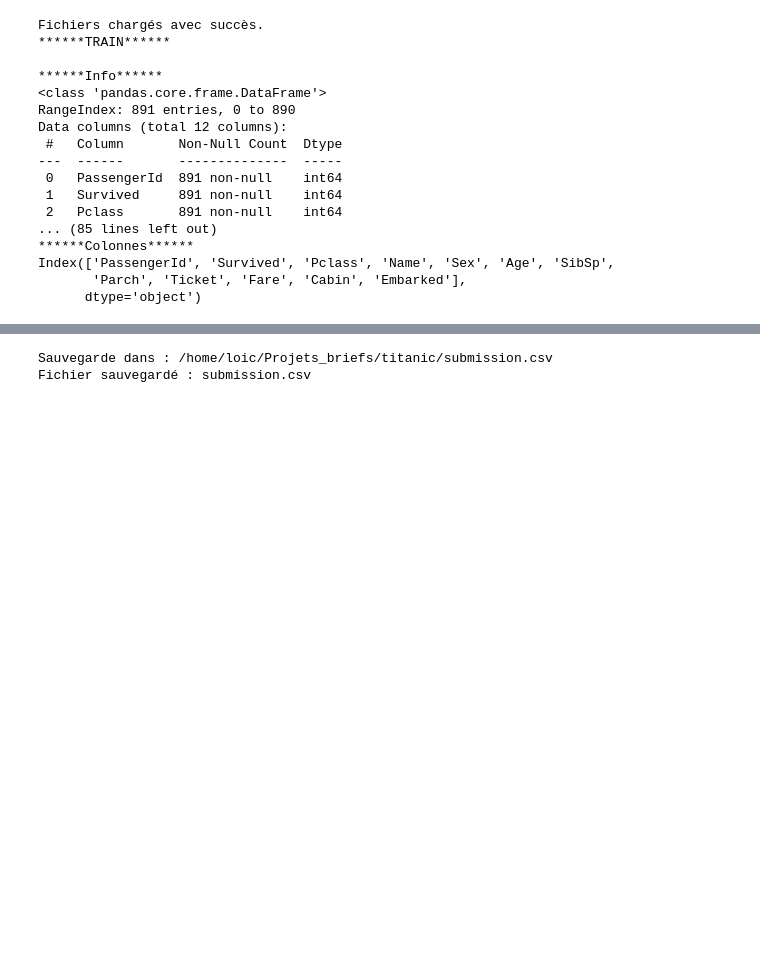
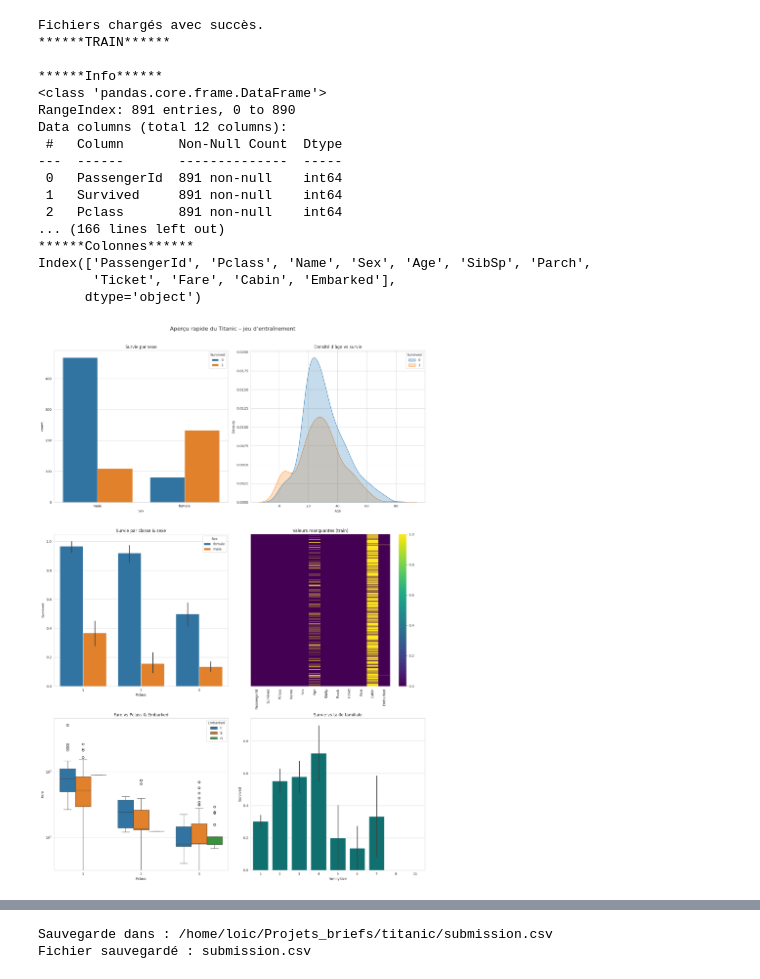
Before and after one commit to loicgoi/titanic, a Jupyter notebook: titanic.ipynb, the cells around one changed output, grey strips where cells are left out. Drawn from its saved outputs; the diff is of its cells as text; code cells hidden in the pictures; blank space fills up the shorter version.

```diff
--- a/titanic.ipynb
+++ b/titanic.ipynb
@@ -2,10 +2,8 @@
 # Importations des librairies
 import pandas as pd
 import numpy as np
-import plotly.express as px
 import seaborn as sns
 import matplotlib.pyplot as plt
-import plotly.graph_objects as go
 import re
 import os
 import joblib
@@ -14,17 +12,13 @@ import joblib
 from sklearn.model_selection import StratifiedKFold, cross_val_score
 from sklearn.ensemble import RandomForestClassifier
 from sklearn.model_selection import RandomizedSearchCV
-from sklearn.preprocessing import StandardScaler, OneHotEncoder
-from sklearn.preprocessing import FunctionTransformer
-from sklearn.compose import ColumnTransformer
+from sklearn.preprocessing import StandardScaler
 from sklearn.pipeline import Pipeline
-from sklearn.metrics import accuracy_score, f1_score, log_loss, confusion_matrix, classification_report
+from sklearn.metrics import accuracy_score, log_loss, confusion_matrix
 from sklearn.pipeline import make_pipeline
 from sklearn.linear_model import LogisticRegression, SGDClassifier
 from sklearn.svm import SVC
 from sklearn.neighbors import KNeighborsClassifier
-from sklearn.preprocessing import StandardScaler
-from sklearn.model_selection import cross_val_score
 from sklearn.base import clone
 from sklearn.metrics import ConfusionMatrixDisplay
 from sklearn.model_selection import train_test_split
@@ -85,9 +79,9 @@ def display_info(df):
 # Affichage des principales infos sur le jeu de données
 print('******TRAIN******')
 display_info(df_train_raw)
-# print('')
-# print('******TEST******')
-# display_info(df_test_raw)
+print('')
+print('******TEST******')
+display_info(df_test_raw)
 # %% [output]
 Fichiers chargés avec succès.
 ******TRAIN******
@@ -101,11 +95,48 @@ Data columns (total 12 columns):
  0   PassengerId  891 non-null    int64
  1   Survived     891 non-null    int64
  2   Pclass       891 non-null    int64
-... (85 lines left out)
+... (166 lines left out)
 ******Colonnes******
-Index(['PassengerId', 'Survived', 'Pclass', 'Name', 'Sex', 'Age', 'SibSp',
-       'Parch', 'Ticket', 'Fare', 'Cabin', 'Embarked'],
+Index(['PassengerId', 'Pclass', 'Name', 'Sex', 'Age', 'SibSp', 'Parch',
+       'Ticket', 'Fare', 'Cabin', 'Embarked'],
       dtype='object')
+# %%
+# EDA visuelle 2×3 en une seule figure
+sns.set_style("whitegrid")
+fig, ax = plt.subplots(3, 2, figsize=(16, 24))
+ax = ax.flatten()
+
+# 1. Survie par sexe
+sns.countplot(data=df_train_raw, x='Sex', hue='Survived', ax=ax[0])
+
+# 2. Densité d'âge vs survie
+sns.kdeplot(data=df_train_raw, x='Age', hue='Survived', fill=True, ax=ax[1])
+
+# 3. Survie moyenne par classe & sexe
+sns.barplot(data=df_train_raw, x='Pclass', y='Survived', hue='Sex', ax=ax[2])
+
+# 4. Carte des valeurs manquantes
+sns.heatmap(df_train_raw.isna(), cbar=True, yticklabels=False, cmap='viridis', ax=ax[3])
+
+# 5. Tarif médian par classe / port
+sns.boxplot(data=df_train_raw, x='Pclass', y='Fare', hue='Embarked', ax=ax[4])
+ax[4].set(yscale='log')
+
+# 6. Survie vs taille familiale (SibSp+Parch+1)
+df_train_raw['FamilySize'] = df_train_raw['SibSp'] + df_train_raw['Parch'] + 1
+sns.barplot(data=df_train_raw, x='FamilySize', y='Survived', color='teal', ax=ax[5])
+
+# Titres des graphiques
+titles = ['Survie par sexe', 'Densité d’âge vs survie', 'Survie par classe & sexe',
+          'Valeurs manquantes (train)', 'Fare vs Pclass & Embarked', 'Survie vs taille familiale']
+for a, t in zip(ax, titles):
+    a.set_title(t, fontsize=12)
+
+plt.suptitle('Aperçu rapide du Titanic – jeu d’entraînement', fontsize=16)
+plt.tight_layout(rect=[0, 0.03, 1, 0.97])
+plt.show()
+# %% [output]
+[figure, added]
 # %%
 # Création d'une copie des df
 df_train = df_train_raw.copy()
```
Also changed, not shown: parts of 5 cells of this notebook, 1 other file.
